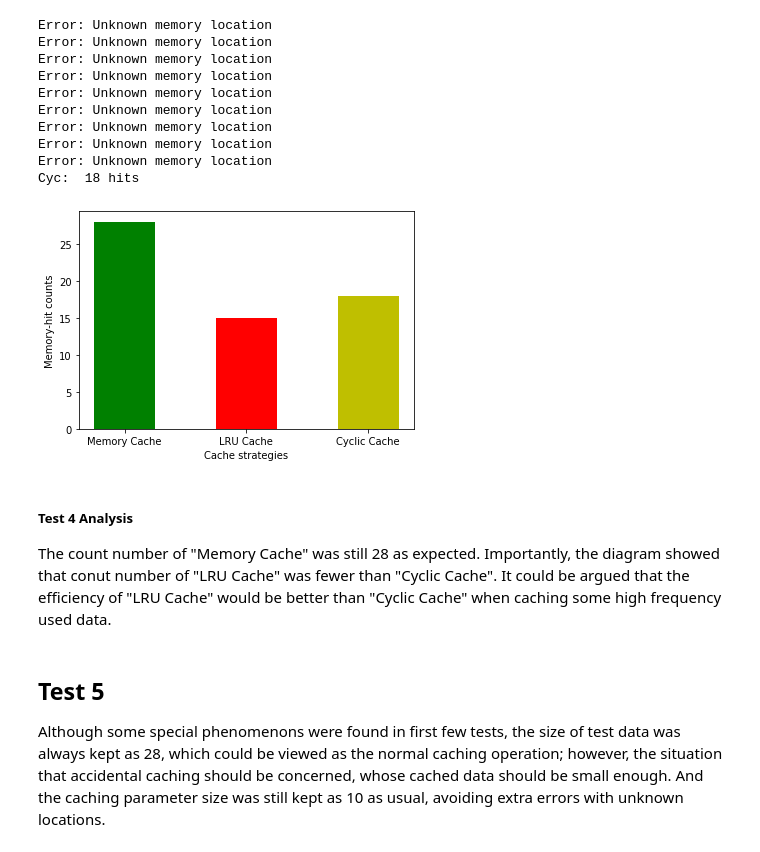
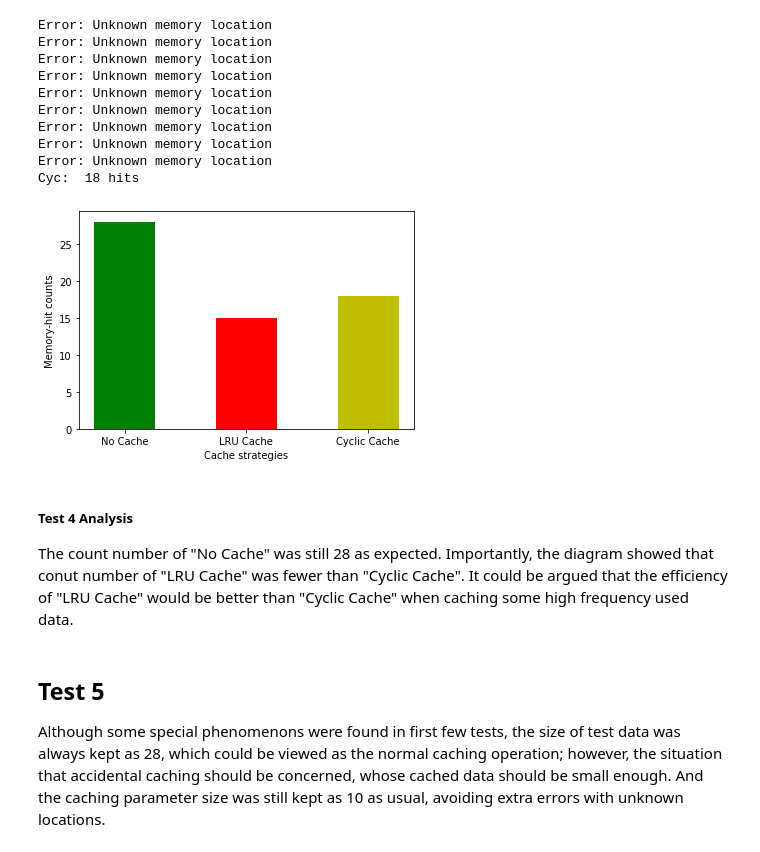
Before and after one commit to ZihaoChen189/COMP15212_labs, a Jupyter notebook: experiment/CachingExperiment.ipynb, the cells around one changed output. Drawn from its saved outputs; the diff is of its cells as text; code cells hidden in the pictures.

```diff
--- a/experiment/CachingExperiment.ipynb
+++ b/experiment/CachingExperiment.ipynb
@@ -312,20 +312,20 @@ Error: Unknown memory location
 Error: Unknown memory location
 Cyc:  18 hits
 # %%
-x=['Memory Cache','LRU Cache','Cyclic Cache']
+x=['No Cache','LRU Cache','Cyclic Cache']
 y=[]
 y.append(mem.get_memory_hit_count())
 y.append(lru.get_memory_hit_count())
 y.append(cyc.get_memory_hit_count())
 plt.bar(x,y,0.5,color=['g','r','y'])
 plt.xlabel("Cache strategies")
 plt.ylabel("Memory-hit counts")
 plt.show()
 # %% [output]
-[figure, old version]
+[figure, new version]
 # %% [markdown]
 ##### Test 4 Analysis
-The count number of "Memory Cache" was still 28 as expected. Importantly, the diagram showed that conut number of "LRU Cache" was fewer than "Cyclic Cache". It could be argued that the efficiency of "LRU Cache" would be better than "Cyclic Cache" when caching some high frequency used data.
+The count number of "No Cache" was still 28 as expected. Importantly, the diagram showed that conut number of "LRU Cache" was fewer than "Cyclic Cache". It could be argued that the efficiency of "LRU Cache" would be better than "Cyclic Cache" when caching some high frequency used data.
 # %% [markdown]
 ## Test 5
 Although some special phenomenons were found in first few tests, the size of test data was always kept as 28, which could be viewed as the normal caching operation; however, the situation that accidental caching should be concerned, whose cached data should be small enough. And the caching parameter size was still kept as 10 as usual, avoiding extra errors with unknown locations.
```
Also changed, not shown: parts of 15 cells of this notebook.
